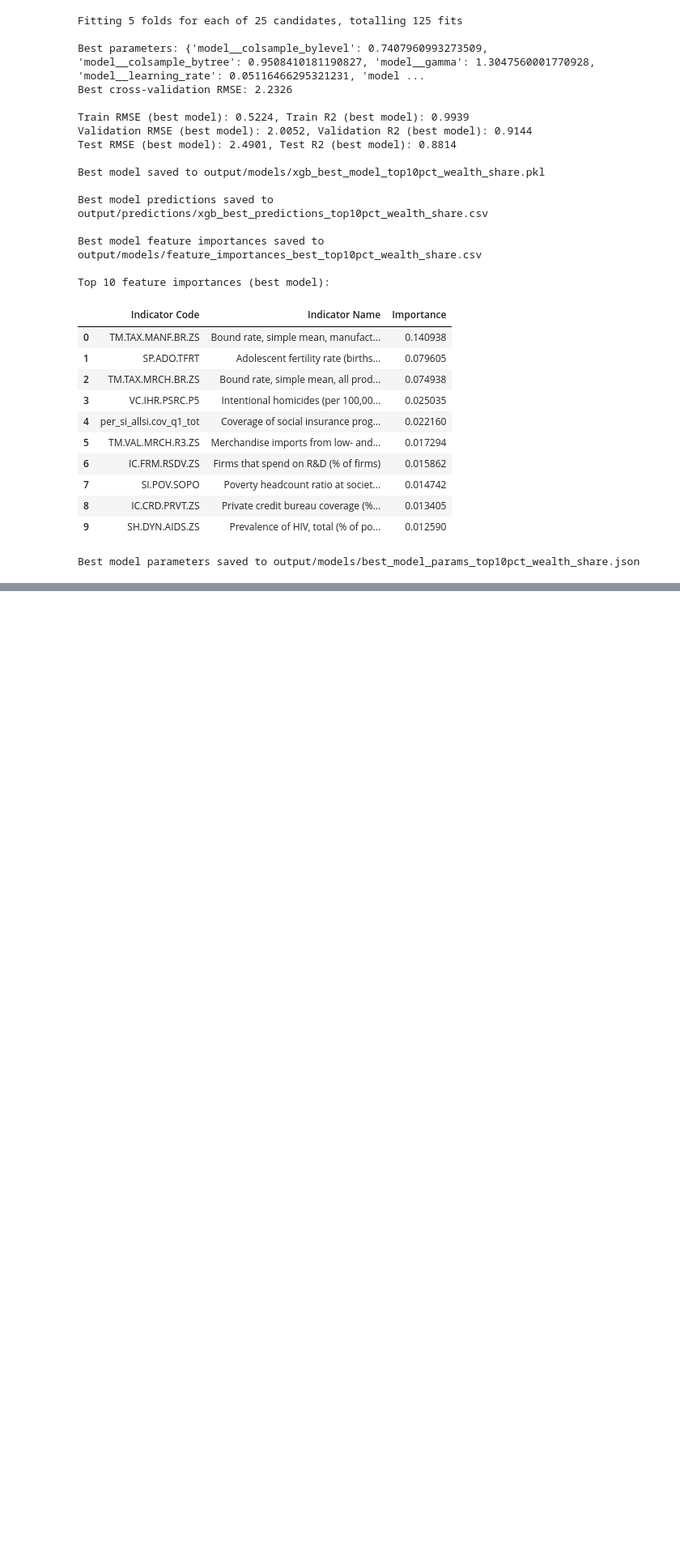
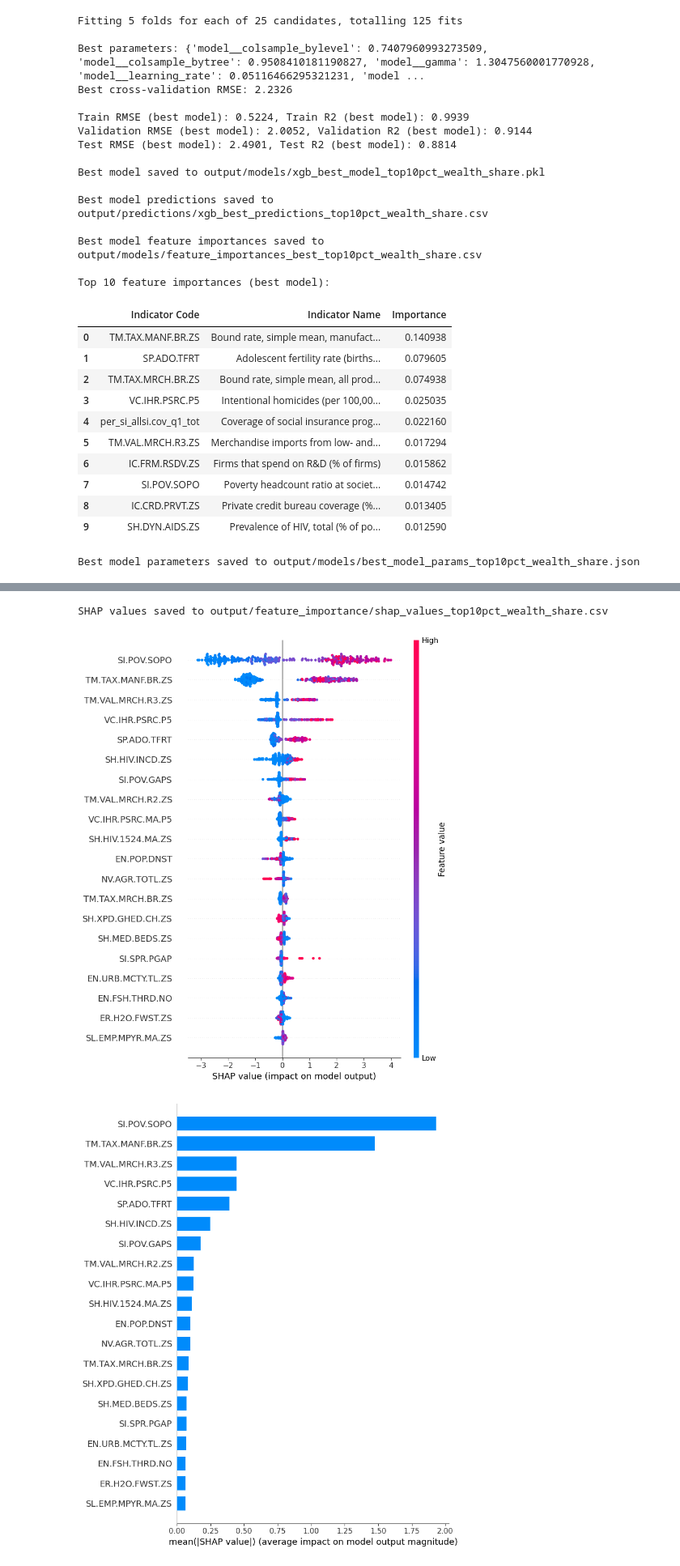
Before and after one commit to garrettwflowers/wdi-income-inequality, a Jupyter notebook: model_top10pct_wealth_share.ipynb, the cells around one changed output, grey strips where cells are left out. Shown at 81% size. Cells and saved outputs as stored; diff of their text form; code cells hidden in the pictures; blank space fills up the shorter version.

```diff
--- a/model_top10pct_wealth_share.ipynb
+++ b/model_top10pct_wealth_share.ipynb
@@ -400,0 +403,40 @@ Best model parameters saved to output/models/best_model_params_top10pct_wealth_s
+# %%
+# SHAP analysis
+import shap
+import matplotlib.pyplot as plt
+
+# Get the underlying XGBoost model from the pipeline
+xgb_model = best_model.named_steps['model']
+
+# Apply the scaler to transform the data first
+X_train_scaled = best_model.named_steps['scaler'].transform(X_train)
+X_test_scaled = best_model.named_steps['scaler'].transform(X_test)
+
+# Initialize SHAP explainer with the XGBoost model only
+explainer = shap.TreeExplainer(xgb_model)
+
+# Calculate SHAP values on the scaled data
+shap_values = explainer.shap_values(X_test_scaled)
+
+# Save SHAP values
+shap_values_df = pd.DataFrame(shap_values, columns=feature_columns)
+shap_values_df.to_csv(f'{FEATURE_IMPORTANCE_DIR}/shap_values_{FILE_SUFFIX}.csv', index=False)
+print(f"\nSHAP values saved to {FEATURE_IMPORTANCE_DIR}/shap_values_{FILE_SUFFIX}.csv")
+
+# Plot SHAP summary
+plt.figure(figsize=(12, 8))
+shap.summary_plot(shap_values, X_test_scaled, feature_names=feature_columns, show=False)
+plt.tight_layout()
+plt.savefig(f'{FEATURE_IMPORTANCE_DIR}/shap_summary_{FILE_SUFFIX}.png', dpi=300, bbox_inches='tight')
+plt.show()
+
+# Additionally, create a bar plot of SHAP values
+plt.figure(figsize=(12, 8))
+shap.summary_plot(shap_values, X_test_scaled, feature_names=feature_columns, plot_type="bar", show=False)
+plt.tight_layout()
+plt.savefig(f'{FEATURE_IMPORTANCE_DIR}/shap_importance_{FILE_SUFFIX}.png', dpi=300, bbox_inches='tight')
+plt.show()
+# %% [output]
+SHAP values saved to output/feature_importance/shap_values_top10pct_wealth_share.csv
+[figure, added]
+[figure, added]
```
Also changed, not shown: parts of 2 cells of this notebook, 3 other files.
